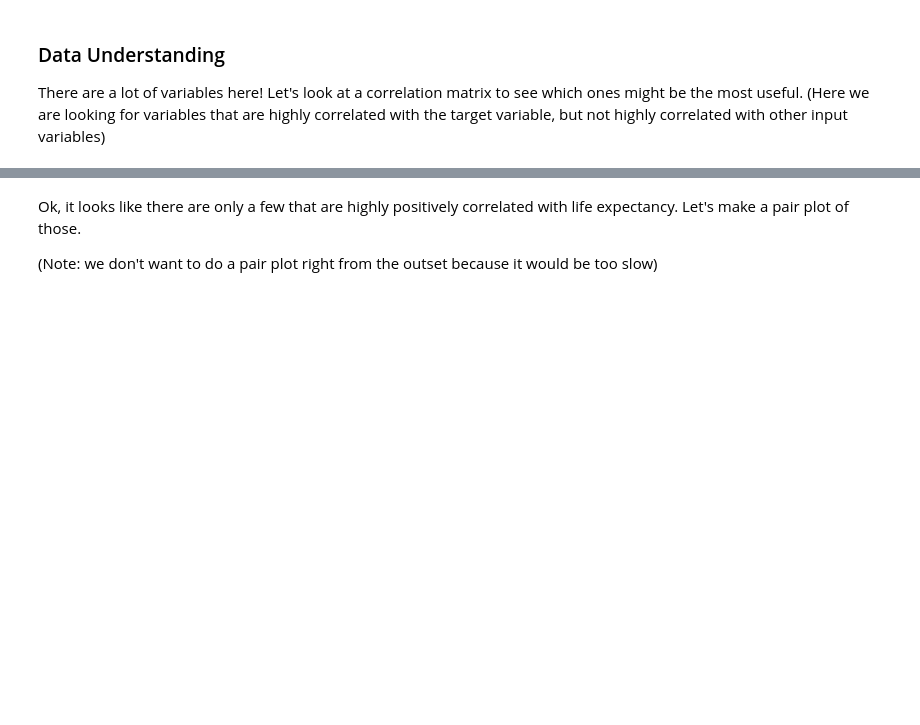
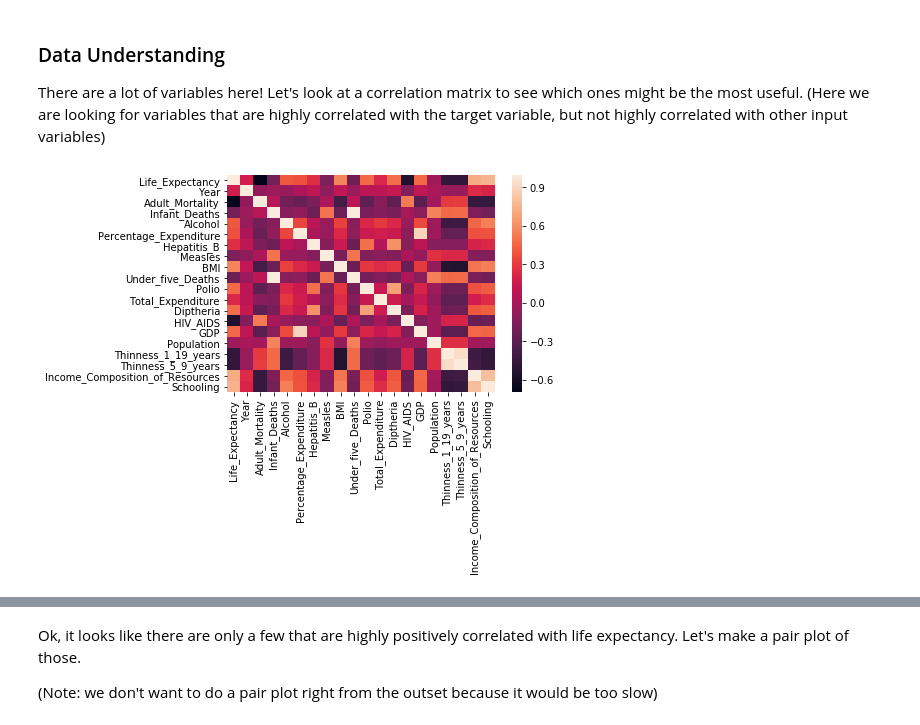
Before and after one commit to sierrafromcalifornia/110920-pt-ds, a Jupyter notebook: study-group-materials/inferential_workflow/Inferential_modeling.ipynb, the cells around one changed output, grey strips where cells are left out. Drawn from its saved outputs; the diff is of its cells as text; code cells hidden in the pictures; blank space fills up the shorter version.

```diff
--- a/study-group-materials/inferential_workflow/Inferential_modeling.ipynb
+++ b/study-group-materials/inferential_workflow/Inferential_modeling.ipynb
@@ -78 +129,5 @@ There are a lot of variables here!  Let's look at a correlation matrix to see wh
+# %%
+sns.heatmap(corr);
+# %% [output]
+[figure, added]
 # %%
```
Also changed, not shown: parts of 32 cells of this notebook.
